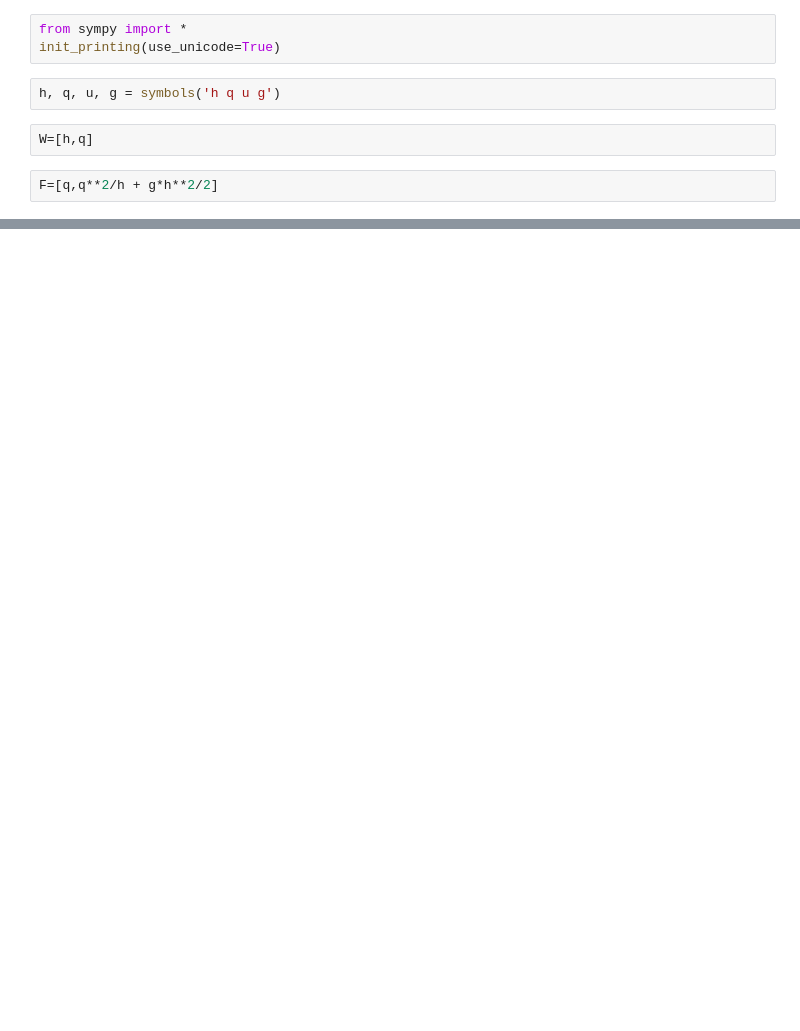
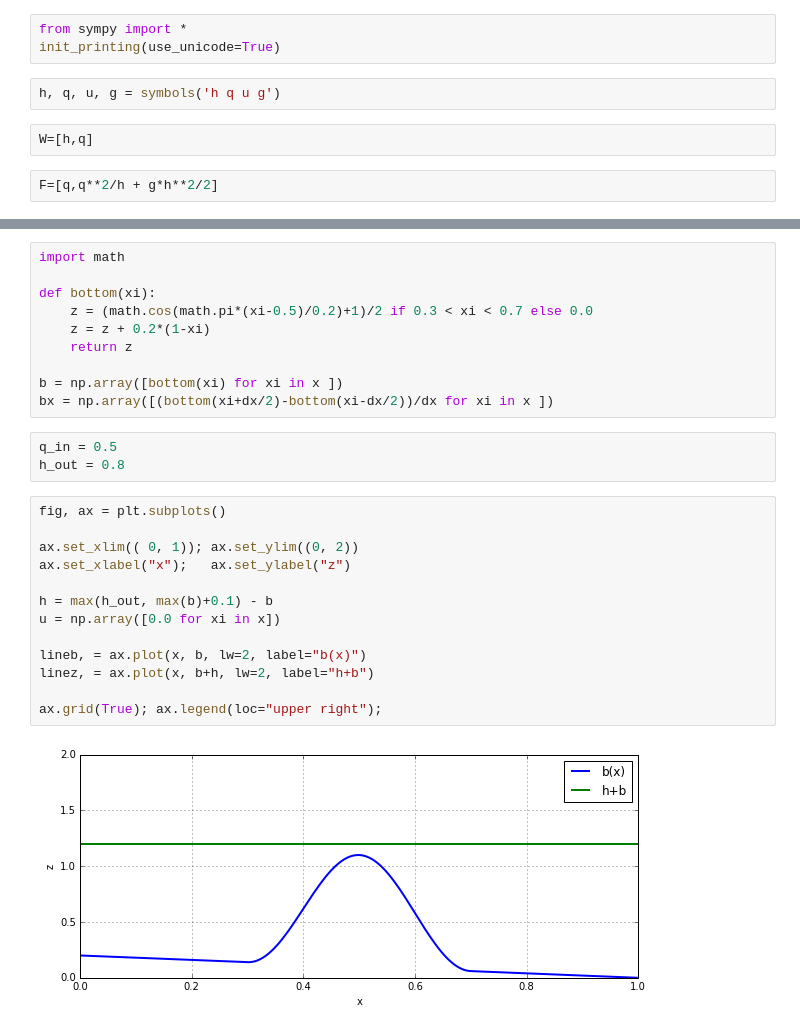
Before and after one commit to furstj/MMPP, a Jupyter notebook: lessons/06_melka_voda.ipynb, the cells around one changed output, grey strips where cells are left out. Cells and saved outputs as stored; diff of their text form; blank space fills up the shorter version.

```diff
--- a/lessons/06_melka_voda.ipynb
+++ b/lessons/06_melka_voda.ipynb
@@ -46,0 +218,28 @@ Matrix([
+# %%
+import math
+
+def bottom(xi):
+    z = (math.cos(math.pi*(xi-0.5)/0.2)+1)/2 if 0.3 < xi < 0.7 else 0.0
+    z = z + 0.2*(1-xi)
+    return z
+
+b = np.array([bottom(xi) for xi in x ])
+bx = np.array([(bottom(xi+dx/2)-bottom(xi-dx/2))/dx for xi in x ])
+# %%
+q_in = 0.5
+h_out = 0.8
+# %%
+fig, ax = plt.subplots()
+
+ax.set_xlim(( 0, 1)); ax.set_ylim((0, 2))
+ax.set_xlabel("x");   ax.set_ylabel("z")
+
+h = max(h_out, max(b)+0.1) - b
+u = np.array([0.0 for xi in x])
+
+lineb, = ax.plot(x, b, lw=2, label="b(x)")
+linez, = ax.plot(x, b+h, lw=2, label="h+b")
+
+ax.grid(True); ax.legend(loc="upper right");
+# %% [output]
+[figure, added]
```
Also changed, not shown: parts of 24 cells of this notebook.
